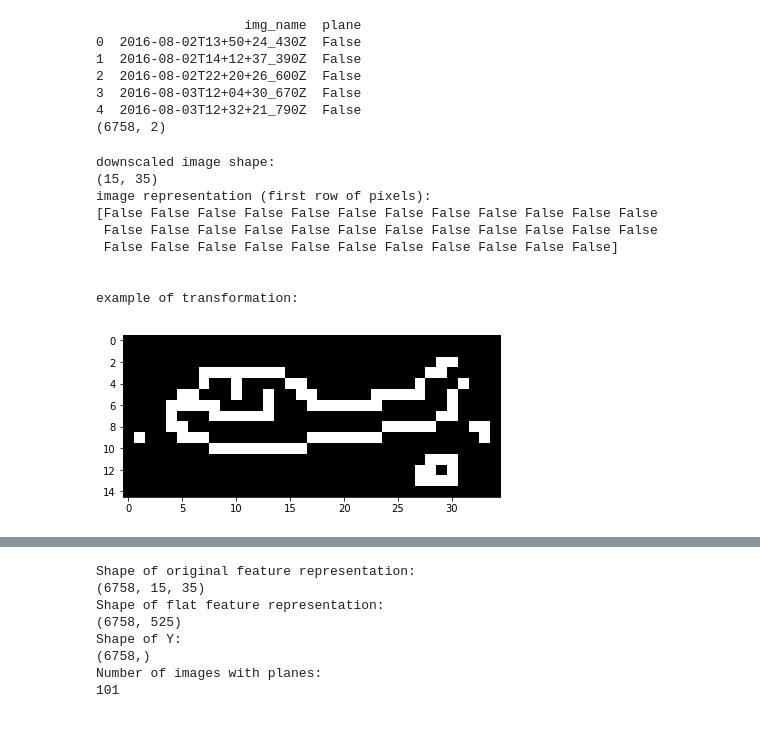
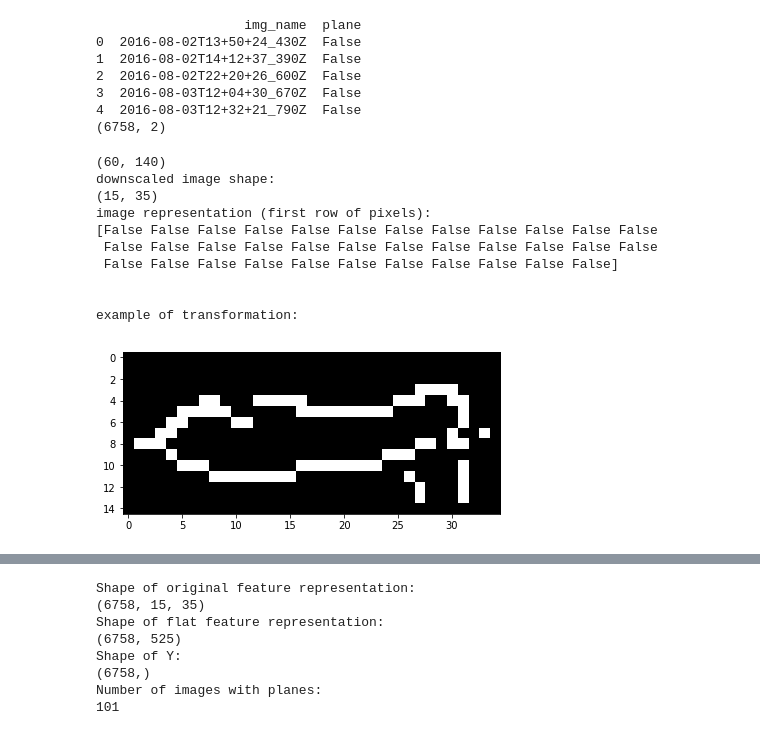
Before and after one commit to shuvitRan/Machine-Learning-MSDV, a Jupyter notebook: PlaneProject/starter_code_ML2.ipynb, the cells around one changed output, grey strips where cells are left out. Cells and saved outputs as stored; diff of their text form; code cells hidden in the pictures.

Commit message:
sobel filter add planet

```diff
--- a/PlaneProject/starter_code_ML2.ipynb
+++ b/PlaneProject/starter_code_ML2.ipynb
@@ -40,38 +40,50 @@ dims = (15, 35) # 25% of the original size, 525 pixels
 #    http://scikit-image.org/docs/dev/api/skimage.color.html#rgb2gray
 #    http://scikit-image.org/docs/dev/api/skimage.transform.html#skimage.transform.resize
 #    http://scikit-image.org/docs/stable/api/skimage.feature.html#skimage.feature.canny
 
+
+# skimage.color.convert_colorspace(arr, fromspace, tospace)
+# 表示将arr从fromspace颜色空间转换到tospace颜色空间。
+
 def image_manipulation(imname, imview=False):
     warnings.filterwarnings('ignore')
     imname = ci_path + imname + '.png'
     img_raw = io.imread(imname)
+
+#     myimg = color.convert_colorspace(img_raw, 'RGB', 'HSV')
     gray = color.rgb2gray(img_raw) # remove color
-    downscaled = transform.resize(gray, (dims[0], dims[1])) # downscale image
-    final_image = feature.canny(downscaled) # edge filter image with Canny algorithm
+
+    print(gray.shape)
+#     hsv_img = color.rgb2hsv(img_raw)
+    downscaled = transform.resize(gray,(dims[0], dims[1])) # downscale image
+    final_image = feature.canny(downscaled, sigma = 2.1) # sigma defaut=1, test 2.1 edge filter image with Canny algorithm
+#     final_image = feature.greycomatrix(downscaled,[1], [0, np.pi/4, np.pi/2, 3*np.pi/4])
     if imview==True:
         io.imshow(final_image)
+#         io.imshow(gray)
     warnings.filterwarnings('always')
+#     return final_image
     return final_image
-
 # test the function, look at input/output
 test_image = image_manipulation('2017-08-25T23+24+13_390Z', True)
 print('downscaled image shape: ')
 print(test_image.shape)
 print('image representation (first row of pixels): ')
-print(test_image[0])
+print(test_image[1])
 print('\n')
 print('example of transformation: ')
 # %% [output]
+(60, 140)
 downscaled image shape:
 (15, 35)
 image representation (first row of pixels):
 [False False False False False False False False False False False False
  False False False False False False False False False False False False
  False False False False False False False False False False False]
 
 
 example of transformation:
-[figure, old version]
+[figure, new version]
 # %%
 # construct lists for features, labels, and a crosswalk reference to image names
 
```
Also changed, not shown: parts of 8 cells of this notebook, 1 other file.
